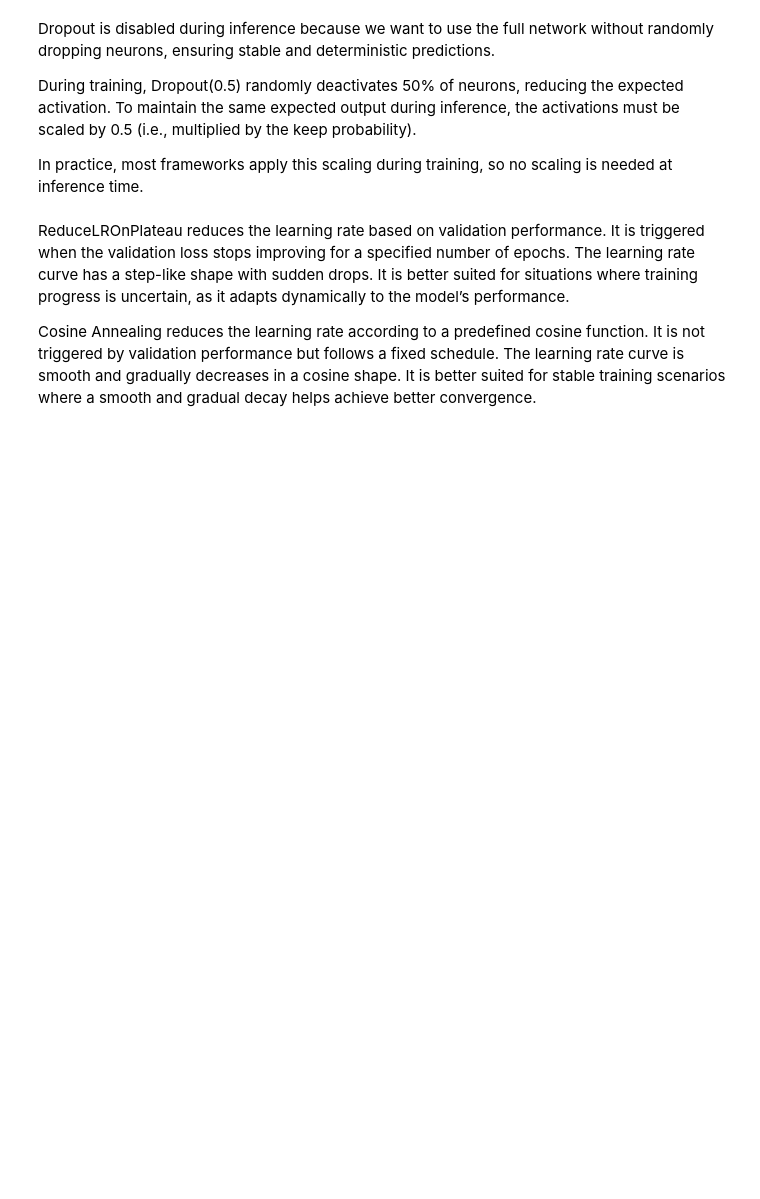
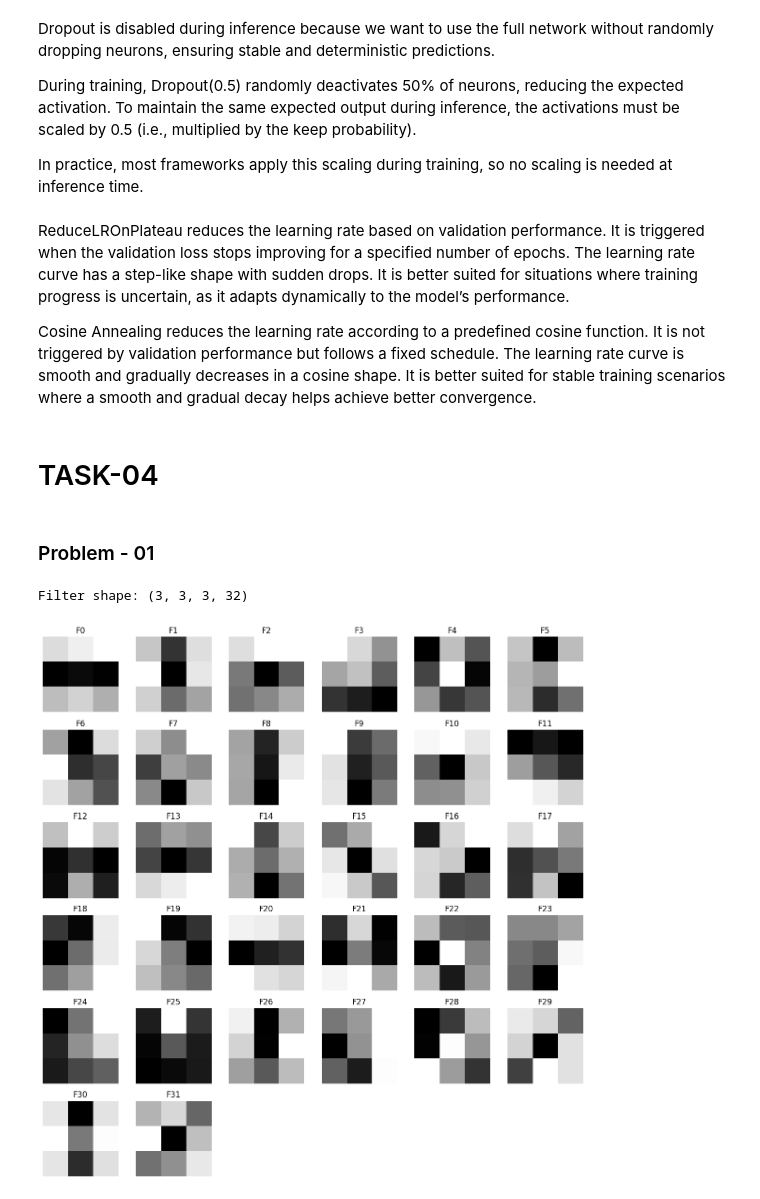
Before and after one commit to ratnesh44/cnn, a Jupyter notebook: Untitled0.ipynb, the cells around one changed output. Drawn from its saved outputs; the diff is of its cells as text; code cells hidden in the pictures; blank space fills up the shorter version.

Commit message:
Add Conv1 filter visualization (grayscale) for CIFAR-10 CNN

```diff
--- a/Untitled0.ipynb
+++ b/Untitled0.ipynb
@@ -1176,3 +1176,46 @@ In practice, most frameworks apply this scaling during training, so no scaling i
 ReduceLROnPlateau reduces the learning rate based on validation performance. It is triggered when the validation loss stops improving for a specified number of epochs. The learning rate curve has a step-like shape with sudden drops. It is better suited for situations where training progress is uncertain, as it adapts dynamically to the model’s performance.
 
 Cosine Annealing reduces the learning rate according to a predefined cosine function. It is not triggered by validation performance but follows a fixed schedule. The learning rate curve is smooth and gradually decreases in a cosine shape. It is better suited for stable training scenarios where a smooth and gradual decay helps achieve better convergence.
+# %% [markdown]
+# TASK-04
+# %% [markdown]
+### Problem - 01
+# %%
+import numpy as np
+import matplotlib.pyplot as plt
+
+# Get first Conv layer weights
+first_conv = model.layers[0]
+filters, biases = first_conv.get_weights()
+
+print("Filter shape:", filters.shape)
+# (K, K, C_in, C_out)
+
+num_filters = filters.shape[-1]
+
+# Grid size
+grid_size = int(np.ceil(np.sqrt(num_filters)))
+
+plt.figure(figsize=(12, 12))
+
+for i in range(num_filters):
+    f = filters[:, :, :, i]
+
+    # Convert to grayscale (mean across channels)
+    f_gray = np.mean(f, axis=2)
+
+    # Normalize each filter independently to [0,1]
+    f_min, f_max = f_gray.min(), f_gray.max()
+    f_gray = (f_gray - f_min) / (f_max - f_min + 1e-8)
+
+    ax = plt.subplot(grid_size, grid_size, i + 1)
+    plt.imshow(f_gray, cmap='gray')
+    plt.title(f"f{i}")
+    plt.axis('off')
+
+plt.tight_layout()
+plt.savefig("conv1_filters.png")
+plt.show()
+# %% [output]
+Filter shape: (3, 3, 3, 32)
+[figure, added]
```
Also changed, not shown: parts of 1 cell of this notebook.
